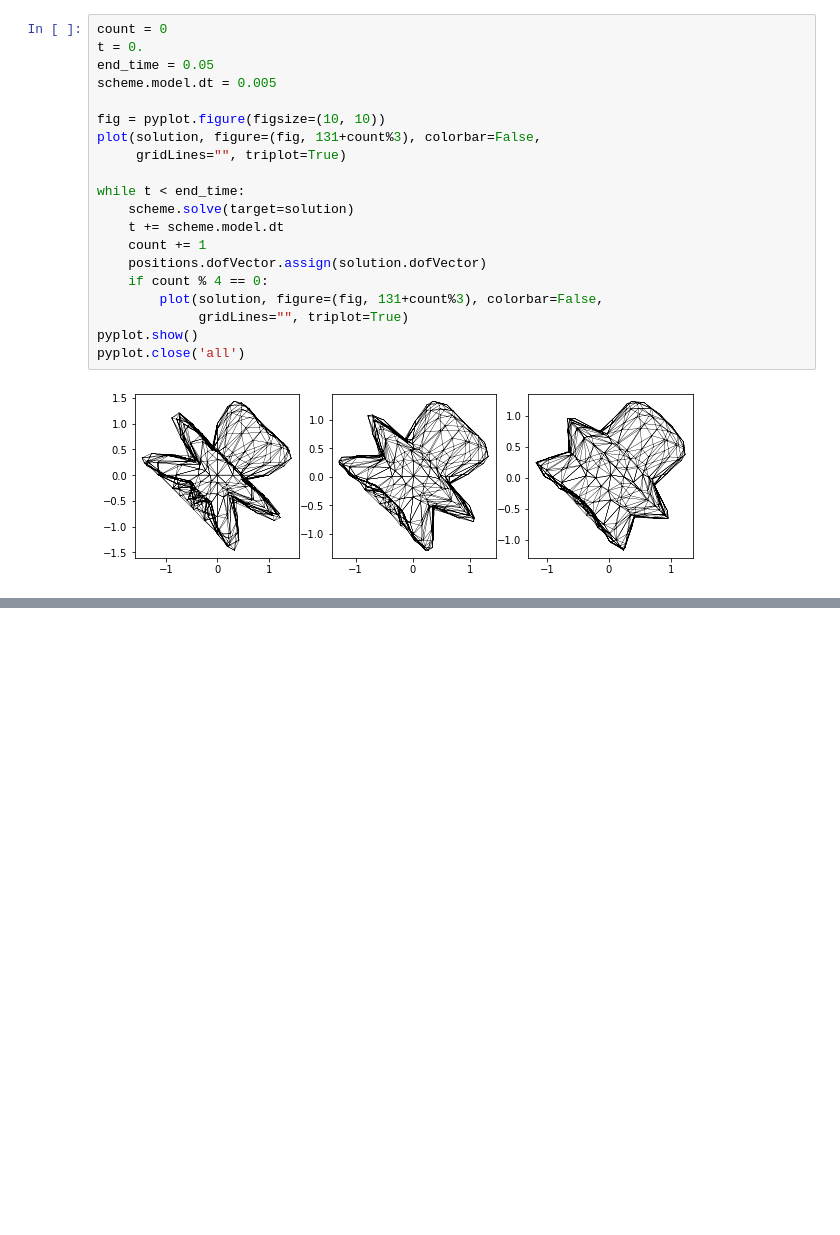
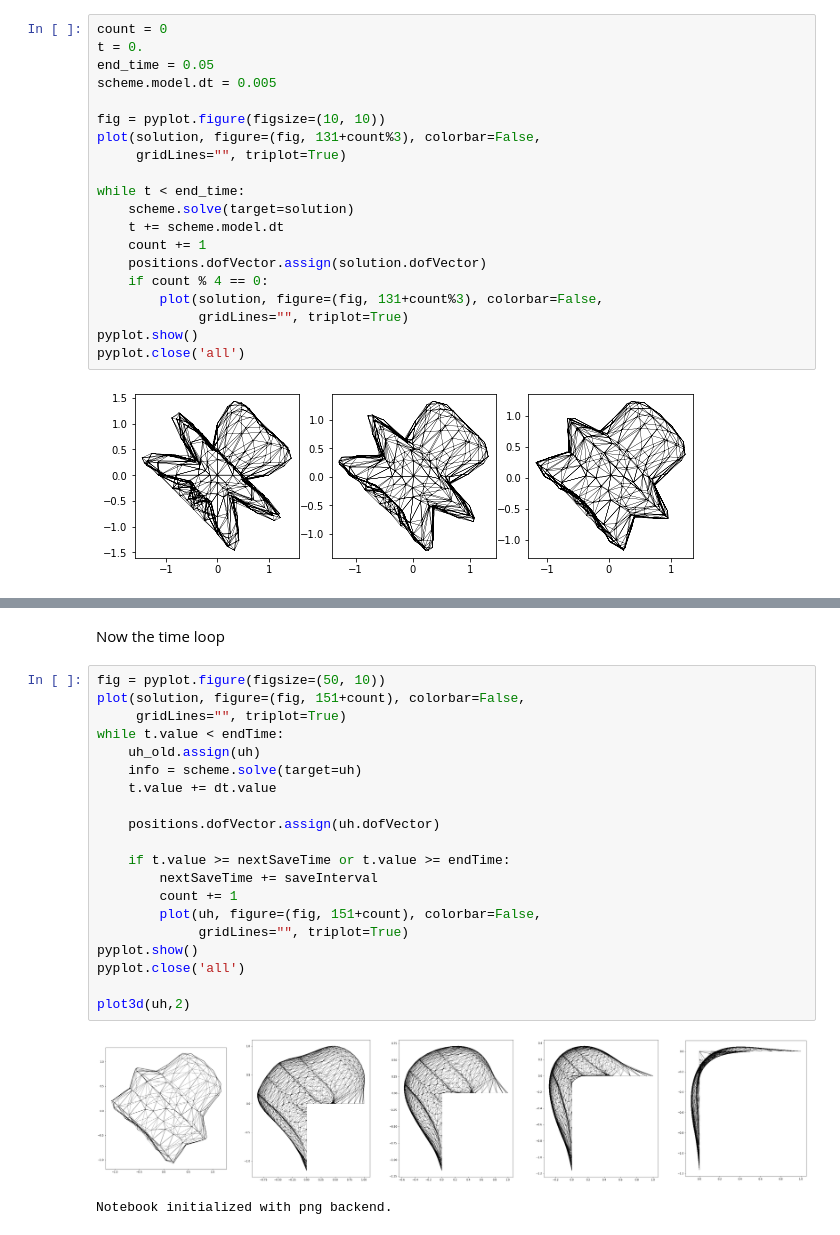
Before and after one commit to adedner/dune-fempy, a Jupyter notebook: doc/mcf_nb.ipynb, the cells around one changed output, grey strips where cells are left out. Drawn from its saved outputs; the diff is of its cells as text; blank space fills up the shorter version.

Commit message:
added 'soap' example to mcf notebook

```diff
--- a/doc/mcf_nb.ipynb
+++ b/doc/mcf_nb.ipynb
@@ -197,0 +177,25 @@ except ImportError:
+# %% [markdown]
+Now the time loop
+# %%
+fig = pyplot.figure(figsize=(50, 10))
+plot(solution, figure=(fig, 151+count), colorbar=False,
+     gridLines="", triplot=True)
+while t.value < endTime:
+    uh_old.assign(uh)
+    info = scheme.solve(target=uh)
+    t.value += dt.value
+
+    positions.dofVector.assign(uh.dofVector)
+
+    if t.value >= nextSaveTime or t.value >= endTime:
+        nextSaveTime += saveInterval
+        count += 1
+        plot(uh, figure=(fig, 151+count), colorbar=False,
+             gridLines="", triplot=True)
+pyplot.show()
+pyplot.close('all')
+
+plot3d(uh,2)
+# %% [output]
+[figure, added]
+Notebook initialized with png backend.
```
Also changed, not shown: parts of 14 cells of this notebook, 9 other files.
